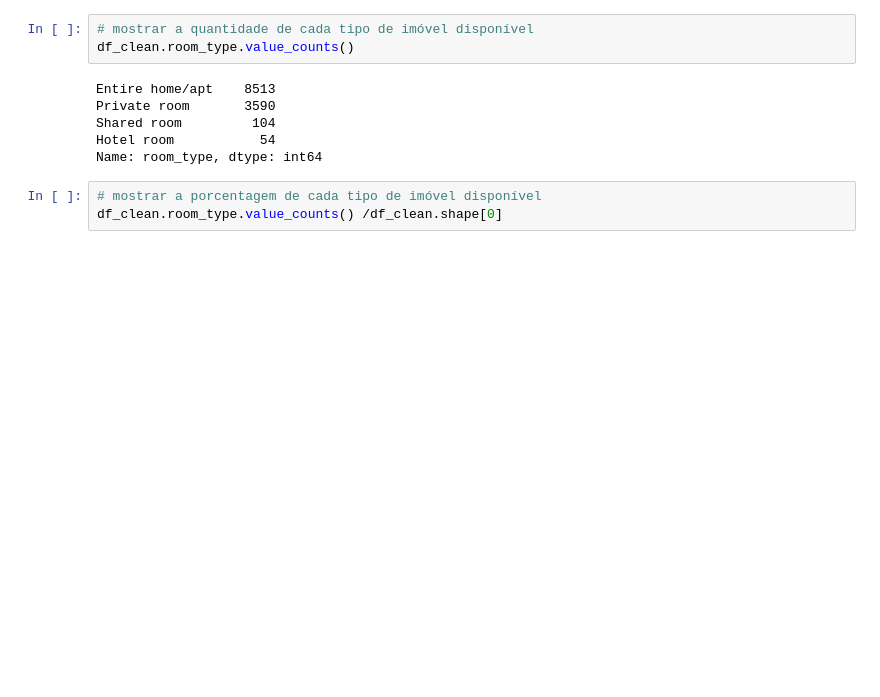
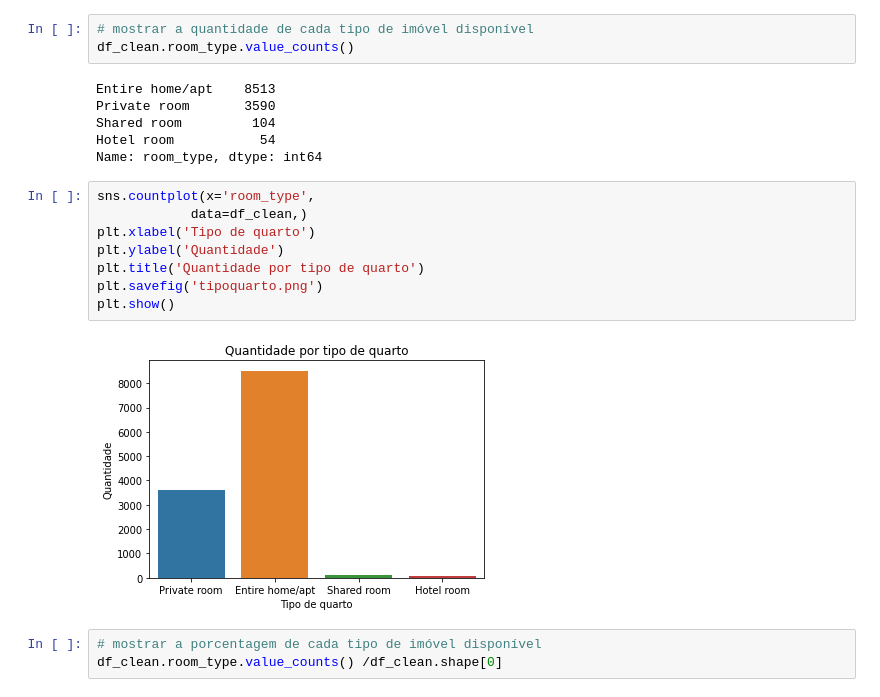
Before and after one commit to fernandoescobosa/data_science, a Jupyter notebook: Analisando_os_Dados_do_Airbnb_Montreal.ipynb, the cells around one changed output. Drawn from its saved outputs; the diff is of its cells as text; blank space fills up the shorter version.

```diff
--- a/Analisando_os_Dados_do_Airbnb_Montreal.ipynb
+++ b/Analisando_os_Dados_do_Airbnb_Montreal.ipynb
@@ -351,6 +361,16 @@ Private room       3590
 Shared room         104
 Hotel room           54
 Name: room_type, dtype: int64
+# %%
+sns.countplot(x='room_type',
+            data=df_clean,)
+plt.xlabel('Tipo de quarto')
+plt.ylabel('Quantidade')
+plt.title('Quantidade por tipo de quarto')
+plt.savefig('tipoquarto.png')
+plt.show()
+# %% [output]
+[figure, added]
 # %%
 # mostrar a porcentagem de cada tipo de imóvel disponível
 df_clean.room_type.value_counts() /df_clean.shape[0]
```
Also changed, not shown: parts of 28 cells of this notebook.
